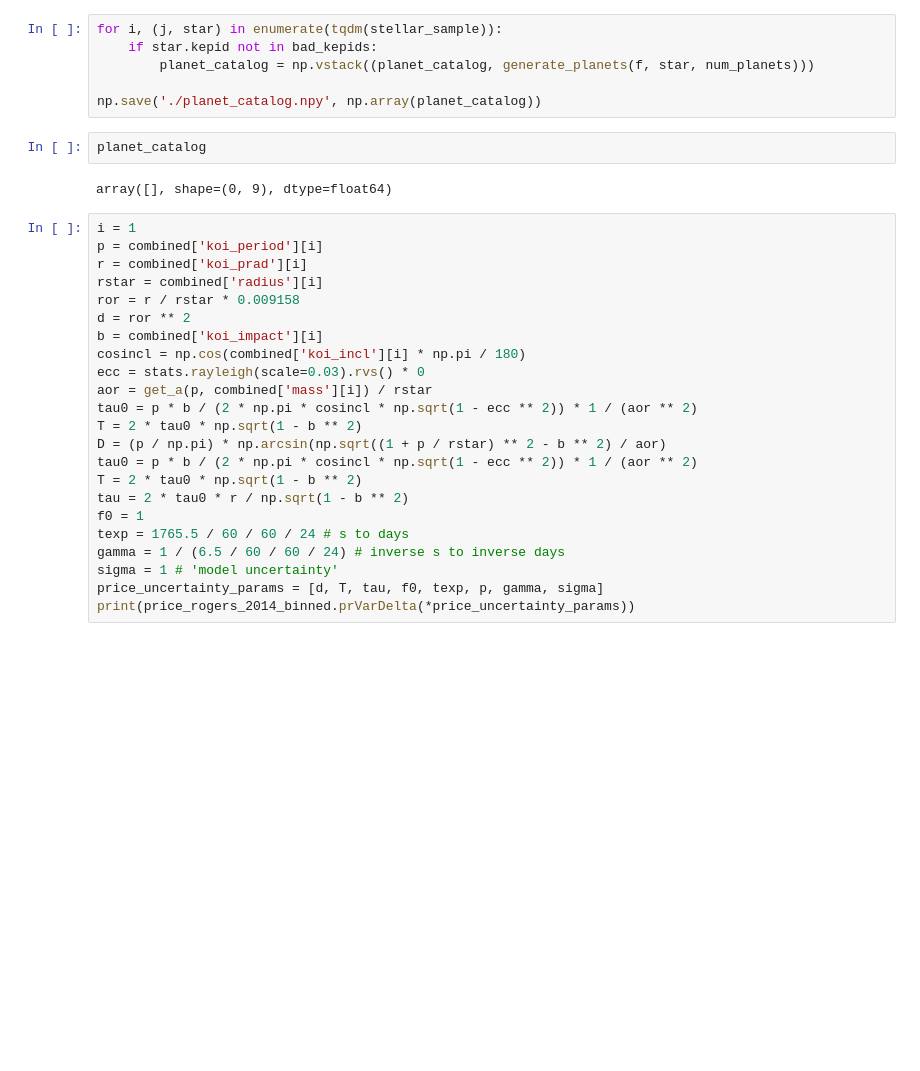
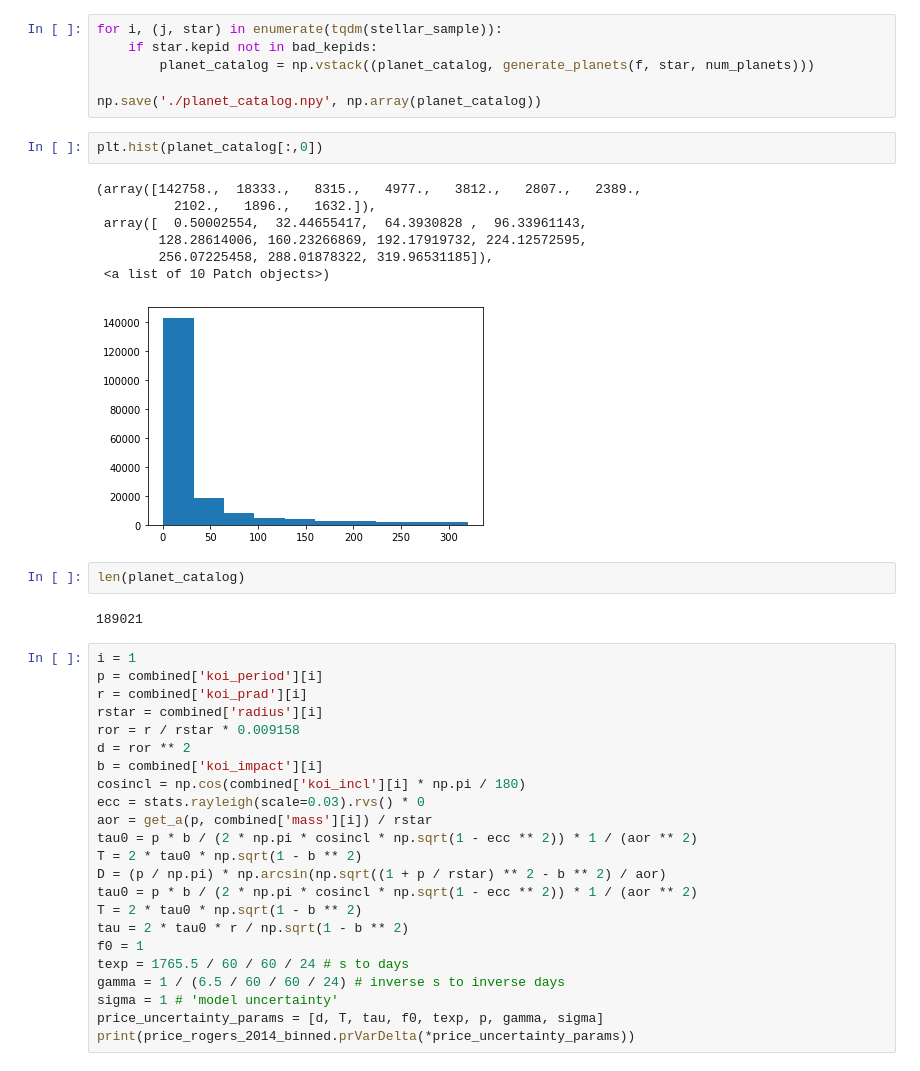
Before and after one commit to aditya-sengupta/exosyssim-prototyping, a Jupyter notebook: dev/occurrence_abc.ipynb, the cells around one changed output. Cells and saved outputs as stored; diff of their text form; blank space fills up the shorter version.

```diff
--- a/dev/occurrence_abc.ipynb
+++ b/dev/occurrence_abc.ipynb
@@ -327,10 +379,20 @@ for i, (j, star) in enumerate(tqdm(stellar_sample)):
         planet_catalog = np.vstack((planet_catalog, generate_planets(f, star, num_planets)))
 
 np.save('./planet_catalog.npy', np.array(planet_catalog))
-# %%
-planet_catalog
-# %% [output]
-array([], shape=(0, 9), dtype=float64)
+# %%
+plt.hist(planet_catalog[:,0])
+# %% [output]
+(array([142758.,  18333.,   8315.,   4977.,   3812.,   2807.,   2389.,
+          2102.,   1896.,   1632.]),
+ array([  0.50002554,  32.44655417,  64.3930828 ,  96.33961143,
+        128.28614006, 160.23266869, 192.17919732, 224.12572595,
+        256.07225458, 288.01878322, 319.96531185]),
+ <a list of 10 Patch objects>)
+[figure, added]
+# %%
+len(planet_catalog)
+# %% [output]
+189021
 # %%
 i = 1
 p = combined['koi_period'][i]
```
Also changed, not shown: parts of 10 cells of this notebook.
